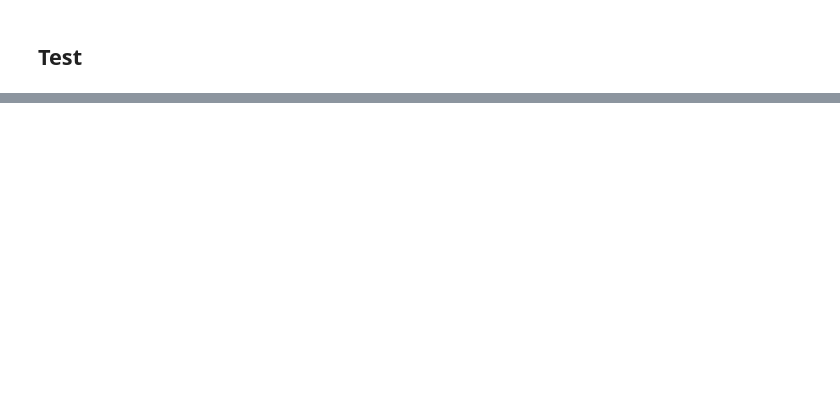
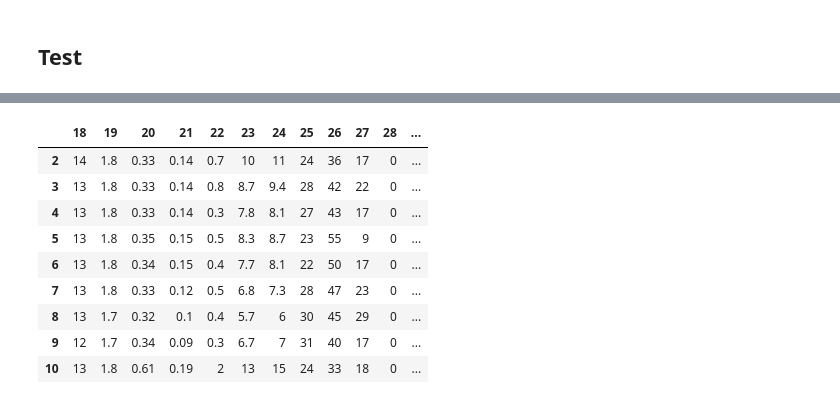
Before and after one commit to Olivia-fsm/LeeML-Learning_fsm, a Jupyter notebook: Assignments/HW1-PM2.5 Regreesion/hw1-PM2.5_regression.ipynb, the cells around one changed output, grey strips where cells are left out. Saved outputs shown, nothing was run; the diff lists cells and outputs as text; code cells hidden in the pictures; blank space fills up the shorter version.

```diff
--- a/Assignments/HW1-PM2.5 Regreesion/hw1-PM2.5_regression.ipynb
+++ b/Assignments/HW1-PM2.5 Regreesion/hw1-PM2.5_regression.ipynb
@@ -377,2 +389,16 @@ The Loss of 7800's iteration: 197.54056478285167
 # %% [markdown]
 ## Test
+# %%
+testdata = pd.read_csv('test.csv', header = None, encoding = 'big5')
+test_data = testdata.iloc[:, 2:]
+test_data[test_data == 'NR'] = 0
+test_data = test_data.to_numpy()
+test_x = np.empty([240, 18*9], dtype = float)
+for i in range(240):
+    test_x[i, :] = test_data[18 * i: 18* (i + 1), :].reshape(1, -1)
+# for i in range(len(test_x)):
+#     for j in range(len(test_x[0])):
+#         if stdX[j] != 0:
+#             test_x[i][j] = (test_x[i][j] - meanX[j]) / stdX[j]
+# test_x = np.concatenate((np.ones([240, 1]), test_x), axis = 1).astype(float)
+test_x.shape
@@ -401,0 +440,29 @@ testDF
+# %%
+testDF[testDF == 'NR'] = 0
+x_testset = np.empty([240, 18*9])
+testCaseData = {}
+for i in range(240):
+    testCaseData[f'id{i}'] = testDF[testDF.iloc[:,0] == f"id_{i}"].iloc[:, 2:].T
+    for j in range(9):
+        x_testset[i, 18*j:18*(j+1)] = testCaseData[f'id{i}'].iloc[j, :]
+
+for i in range(x_testset.shape[0]):
+    for j in range(x_testset.shape[1]):
+        if(stdX[j]!=0):
+            x_testset[i][j] = (x_testset[i][j]-meanX[j])/stdX[j]
+
+
+# rawData.shape
+# %%
+testCaseData['id1']
+# %% [output]
+|  | 18 | 19 | 20 | 21 | 22 | 23 | 24 | 25 | 26 | 27 | 28 | ... |
+| 2 | 14 | 1.8 | 0.33 | 0.14 | 0.7 | 10 | 11 | 24 | 36 | 17 | 0 | ... |
+| 3 | 13 | 1.8 | 0.33 | 0.14 | 0.8 | 8.7 | 9.4 | 28 | 42 | 22 | 0 | ... |
+| 4 | 13 | 1.8 | 0.33 | 0.14 | 0.3 | 7.8 | 8.1 | 27 | 43 | 17 | 0 | ... |
+| 5 | 13 | 1.8 | 0.35 | 0.15 | 0.5 | 8.3 | 8.7 | 23 | 55 | 9 | 0 | ... |
+| 6 | 13 | 1.8 | 0.34 | 0.15 | 0.4 | 7.7 | 8.1 | 22 | 50 | 17 | 0 | ... |
+| 7 | 13 | 1.8 | 0.33 | 0.12 | 0.5 | 6.8 | 7.3 | 28 | 47 | 23 | 0 | ... |
+| 8 | 13 | 1.7 | 0.32 | 0.1 | 0.4 | 5.7 | 6 | 30 | 45 | 29 | 0 | ... |
+| 9 | 12 | 1.7 | 0.34 | 0.09 | 0.3 | 6.7 | 7 | 31 | 40 | 17 | 0 | ... |
+| 10 | 13 | 1.8 | 0.61 | 0.19 | 2 | 13 | 15 | 24 | 33 | 18 | 0 | ... |
```
Also changed, not shown: parts of 15 cells of this notebook, 2 other files.
